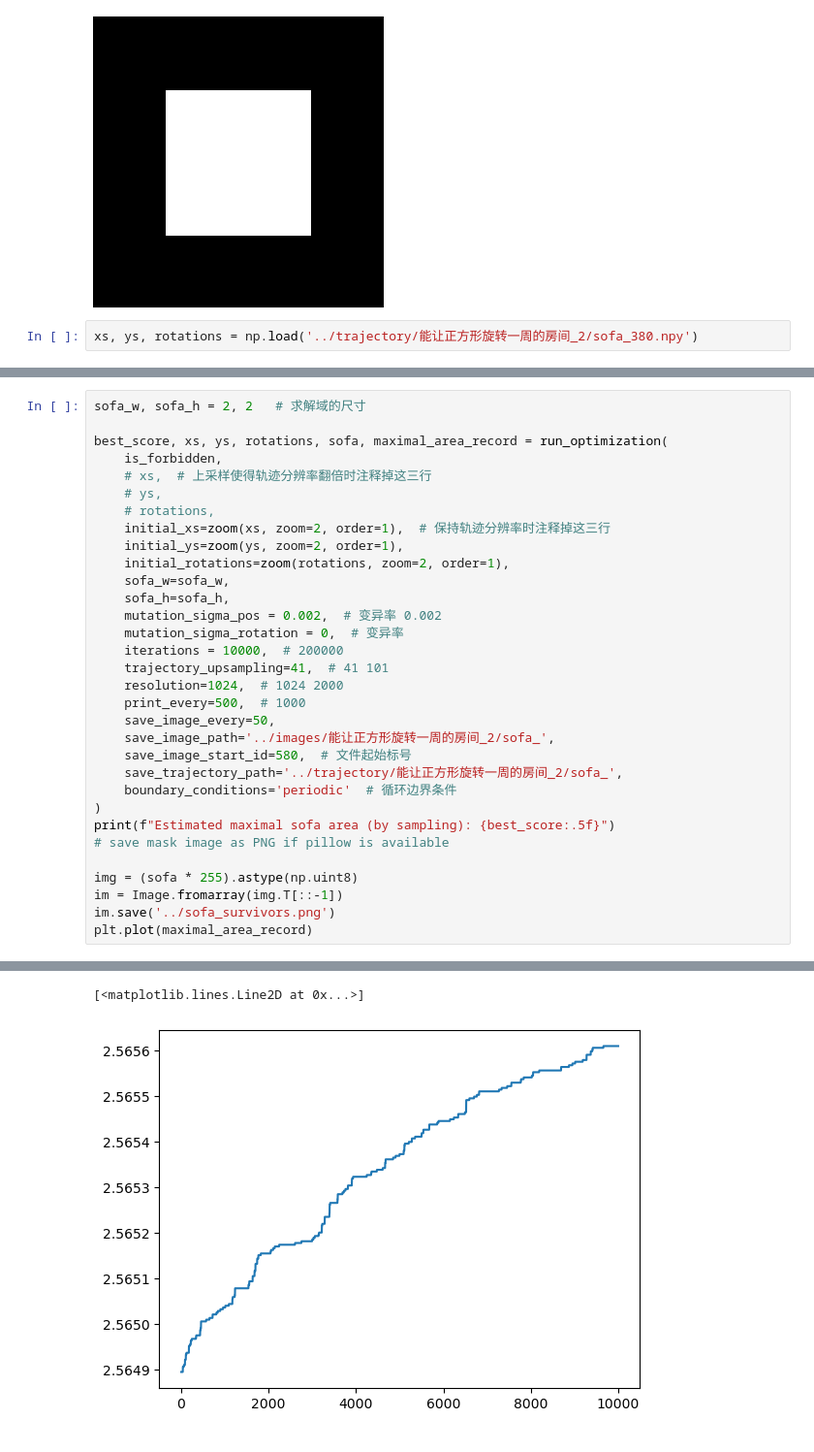
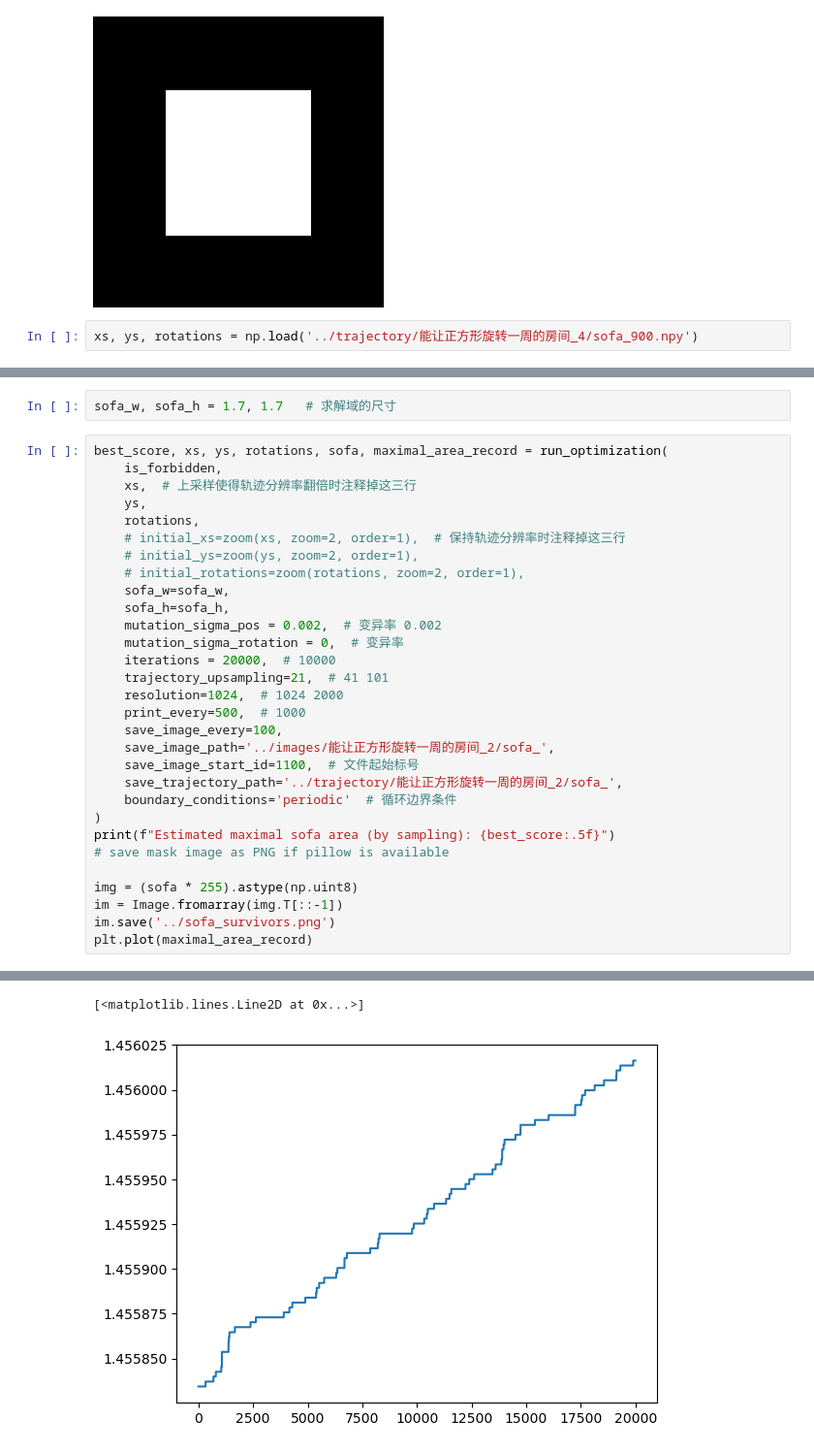
Before and after one commit to ShengzhiWu/moving-sofa-problem, a Jupyter notebook: src/进化求解（让正方形旋转一周的房间）.ipynb, the cells around one changed output, grey strips where cells are left out. Shown at 97% size. Cells and saved outputs as stored; diff of their text form.

```diff
--- a/src/进化求解（让正方形旋转一周的房间）.ipynb
+++ b/src/进化求解（让正方形旋转一周的房间）.ipynb
@@ -54,7 +54,7 @@ Image.fromarray(np.array(image.T[::-1] * 255, dtype=np.uint8))
 # %% [output]
 [figure]
 # %%
-xs, ys, rotations = np.load('../trajectory/能让正方形旋转一周的房间_2/sofa_380.npy')
+xs, ys, rotations = np.load('../trajectory/能让正方形旋转一周的房间_4/sofa_900.npy')
 # %%
 plt.plot(xs, ys)
 plt.axis('equal')
@@ -67,25 +71,25 @@ plt.axis('equal')
+# %%
+sofa_w, sofa_h = 1.7, 1.7   # 求解域的尺寸
 # %%
-sofa_w, sofa_h = 2, 2   # 求解域的尺寸
-
 best_score, xs, ys, rotations, sofa, maximal_area_record = run_optimization(
     is_forbidden,
-    # xs,  # 上采样使得轨迹分辨率翻倍时注释掉这三行
-    # ys,
-    # rotations,
-    initial_xs=zoom(xs, zoom=2, order=1),  # 保持轨迹分辨率时注释掉这三行
-    initial_ys=zoom(ys, zoom=2, order=1),
-    initial_rotations=zoom(rotations, zoom=2, order=1),
+    xs,  # 上采样使得轨迹分辨率翻倍时注释掉这三行
+    ys,
+    rotations,
+    # initial_xs=zoom(xs, zoom=2, order=1),  # 保持轨迹分辨率时注释掉这三行
+    # initial_ys=zoom(ys, zoom=2, order=1),
+    # initial_rotations=zoom(rotations, zoom=2, order=1),
     sofa_w=sofa_w,
     sofa_h=sofa_h,
     mutation_sigma_pos = 0.002,  # 变异率 0.002
     mutation_sigma_rotation = 0,  # 变异率
-    iterations = 10000,  # 200000
-    trajectory_upsampling=41,  # 41 101
+    iterations = 20000,  # 10000
+    trajectory_upsampling=21,  # 41 101
     resolution=1024,  # 1024 2000
     print_every=500,  # 1000
-    save_image_every=50,
+    save_image_every=100,
     save_image_path='../images/能让正方形旋转一周的房间_2/sofa_',
-    save_image_start_id=580,  # 文件起始标号
+    save_image_start_id=1100,  # 文件起始标号
     save_trajectory_path='../trajectory/能让正方形旋转一周的房间_2/sofa_',
     boundary_conditions='periodic'  # 循环边界条件
 )
@@ -117,2 +121,2 @@ Estimated maximal sofa area (by sampling): 2.56561
 [<matplotlib.lines.Line2D at 0x...>]
-[figure, old version]
+[figure, new version]
```
Also changed, not shown: parts of 10 cells of this notebook, 6 other files.
